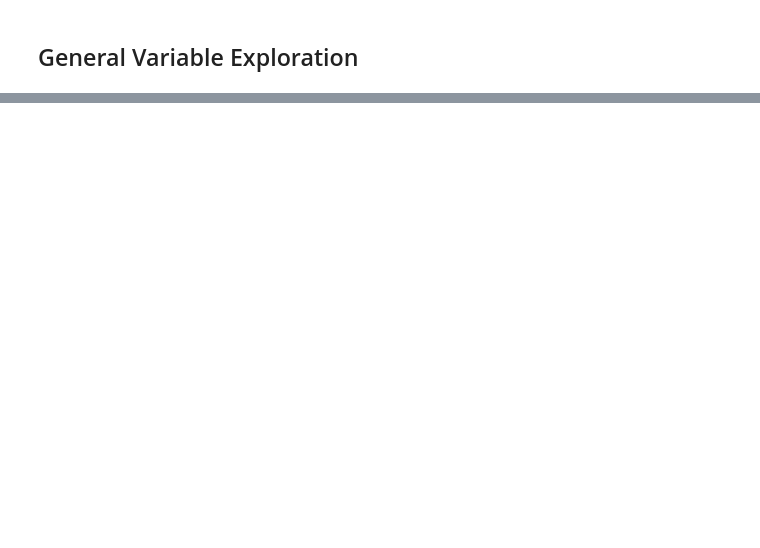
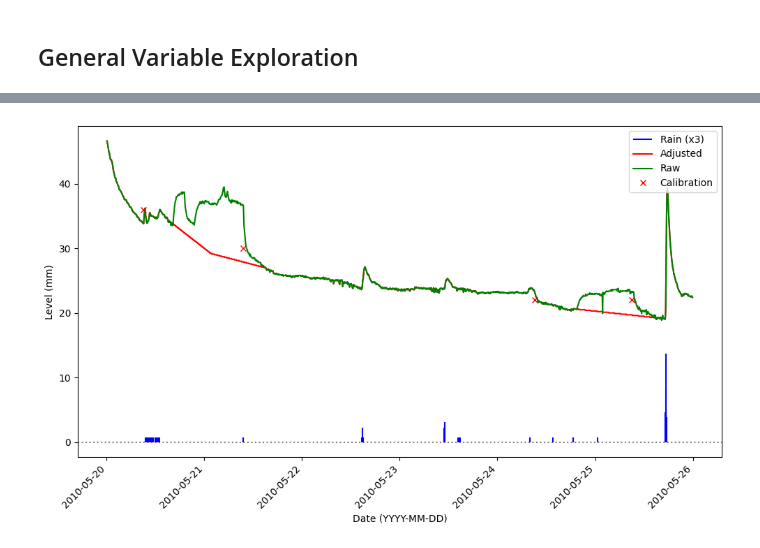
Before and after one commit to gmcginnis/info-698-capstone, a Jupyter notebook: 01_eda.ipynb, the cells around one changed output, grey strips where cells are left out. Saved outputs shown, nothing was run; the diff lists cells and outputs as text; code cells hidden in the pictures; blank space fills up the shorter version.

Commit message:
Plot adjustments

```diff
--- a/01_eda.ipynb
+++ b/01_eda.ipynb
@@ -302,26 +262,30 @@ plt.show()
 # %%
 def plot_between(input_date_start, input_date_end):
     data_subset = data_combined_nochart.loc[input_date_start:input_date_end]
     data_subset_rain = data_rainfall.loc[input_date_start:input_date_end]
     data_subset_cal = data_calibrations.loc[input_date_start:input_date_end]
     # plt.figure(figsize = (10,6))
     # plt.plot(data_subset.index, data_subset['raw'])
 
     fig, ax = plt.subplots(figsize=(10, 6))
     # ax.figure(figsize=(10, 6))
-    ax.vlines(data_subset_rain.index, ymin=0, ymax=data_subset_rain['ra']*3, color = "blue")
-    ax.plot(data_subset.index, data_subset['level'], color = "red")
-    ax.plot(data_subset.index, data_subset['raw'], color = "green")
-    ax.plot(data_subset_cal.index, data_subset_cal['weir_level'], linestyle='none', marker='x', color="red")
+    plt.axhline(y=0, color = "grey", linestyle = ":")
+    ax.vlines(data_subset_rain.index, ymin=0, ymax=data_subset_rain['ra']*3, color = "blue", label = "Rain (x3)")
+    ax.plot(data_subset.index, data_subset['level'], color = "red", label = "Adjusted")
+    ax.plot(data_subset.index, data_subset['raw'], color = "green", label = "Raw")
+    ax.plot(data_subset_cal.index, data_subset_cal['weir_level'], linestyle='none', marker='x', color="red", label = "Calibration")
     # plt.plot(data_subset_rain.index, data_subset_rain['ra']*3, color = "blue", linestyle='none', marker='o')
     # plt.plot(data_calibrations.index, data_calibrations['level'], color = "red")
-    ax.set_xlabel('Date')
-    ax.set_ylabel('Value')
-    ax.set_title('Simple Time Series Plot')
-    ax.set_ylim(bottom=0)
-    ax.grid(True)
-    plt.xticks(rotation=45)
+    ax.set_xlabel('Date (YYYY-MM-DD)')
+    ax.set_ylabel('Level (mm)')
+    # ax.set_title('Simple Time Series Plot')
+    # ax.set_ylim(bottom=0)
+    # ax.grid(True)
+    plt.xticks(rotation=45, ha='right')
     plt.tight_layout()
+    plt.legend(loc = 'upper right')
     return plt.show()
+# %% [output]
+[figure, added]
 # %%
 plot_between('2010-05-20 00:00:01','2010-05-25 23:59:59')
```
Also changed, not shown: parts of 9 cells of this notebook.
